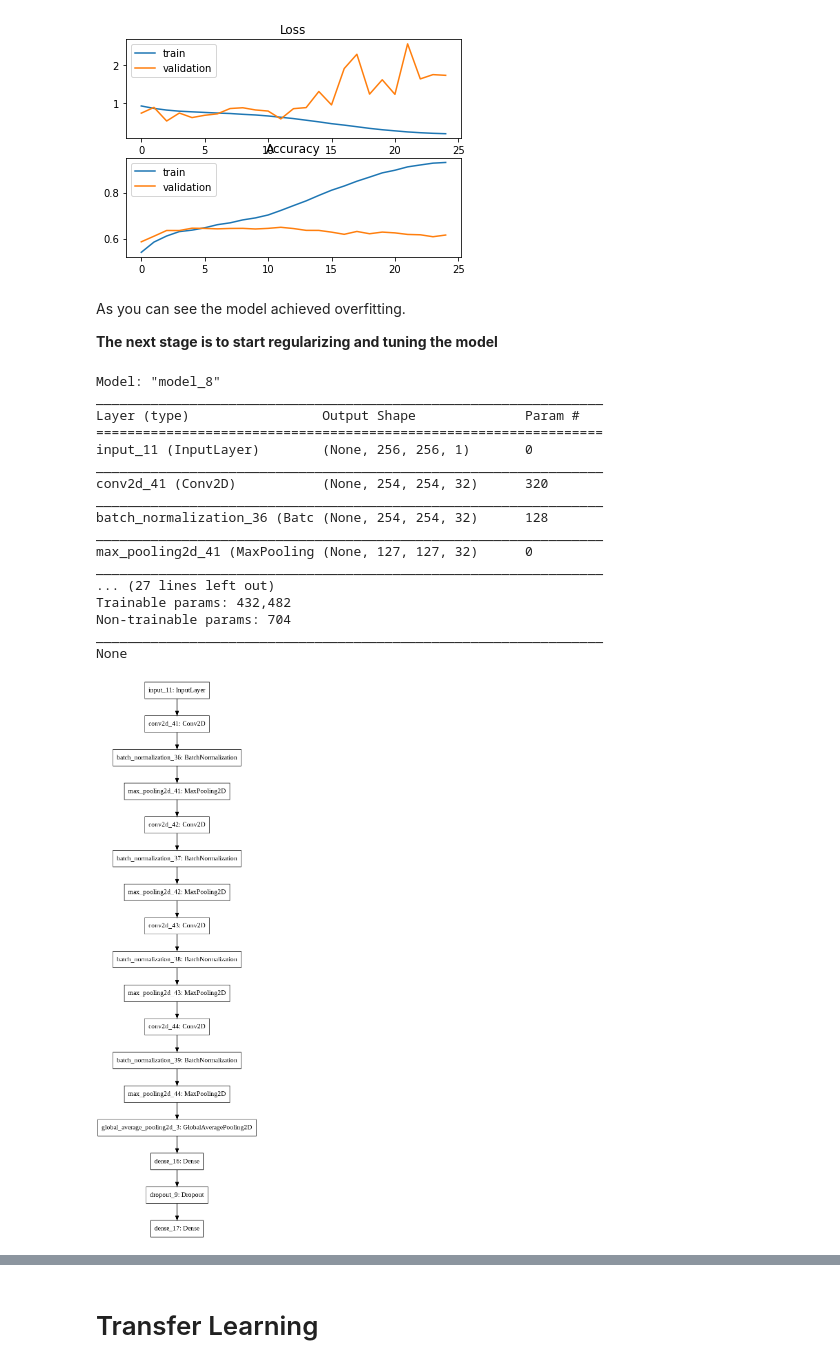
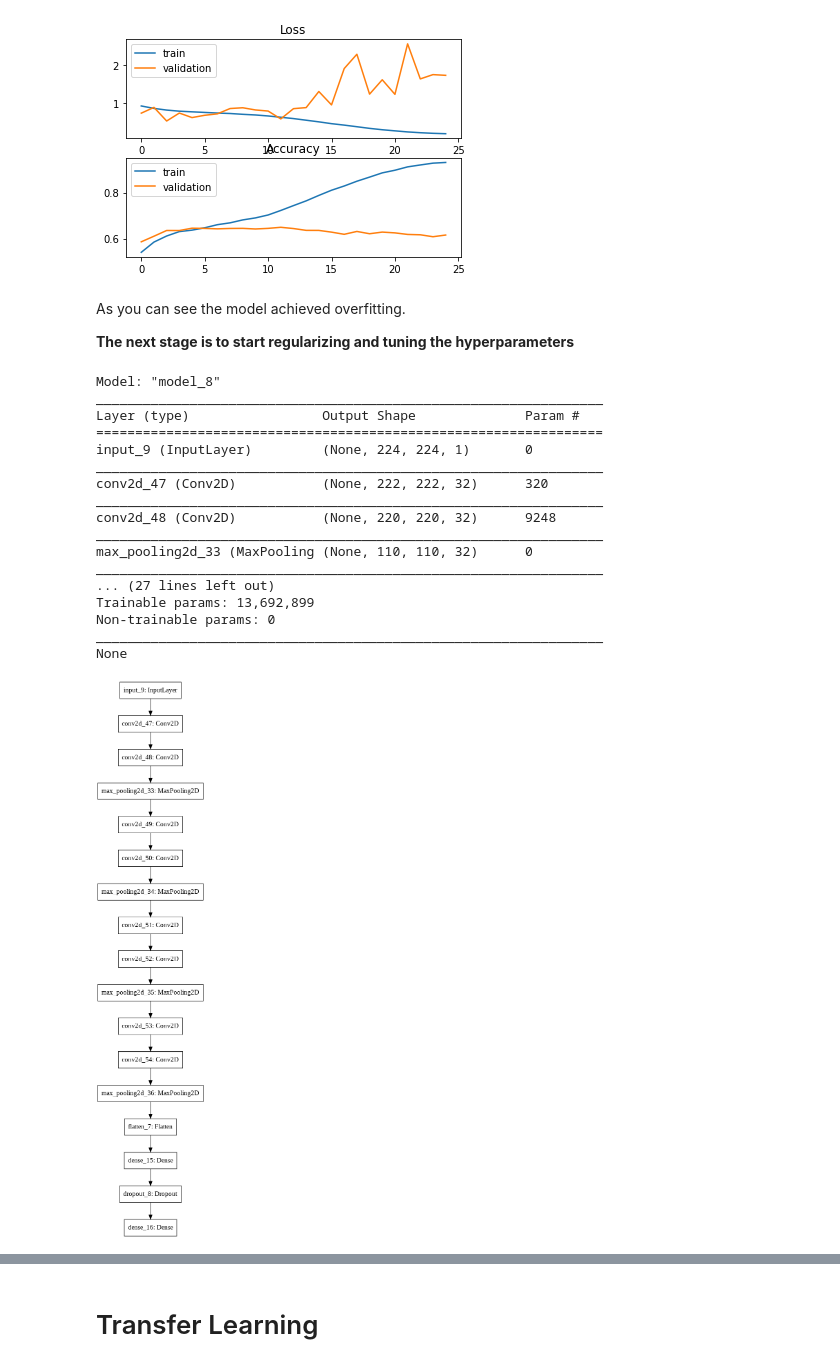
Before and after one commit to omarsayed7/RSNA-Pneumonia-Detection, a Jupyter notebook: RSNA_Pneumonia_Detection.ipynb, the cells around one changed output, grey strips where cells are left out. Saved outputs shown, nothing was run; the diff lists cells and outputs as text; code cells hidden in the pictures.

```diff
--- a/RSNA_Pneumonia_Detection.ipynb
+++ b/RSNA_Pneumonia_Detection.ipynb
@@ -719,54 +720,53 @@ plt.show()
 # %% [markdown]
 As you can see the model achieved overfitting.
 
-**The next stage is to start regularizing and tuning the model**
+**The next stage is to start regularizing and tuning the hyperparameters**
 # %%
-input_img = Input(shape=(256,256,1))
+input_img = Input(shape=(224,224,1))
 conv1 = Convolution2D(32, kernel_size=3, activation='relu')(input_img)
-bn1 = BatchNormalization()(conv1)
-pool1 = MaxPooling2D(pool_size=(2, 2))(bn1)
+conv1_1 = Convolution2D(32, kernel_size=3, activation='relu')(conv1)
+pool1 = MaxPooling2D(pool_size=(2, 2))(conv1_1)
 
 conv2 = Convolution2D(64, kernel_size=3, activation='relu')(pool1)
-bn2 = BatchNormalization()(conv2)
-pool2 = MaxPooling2D(pool_size=(2, 2))(bn2)
+conv2_2 = Convolution2D(64, kernel_size=3, activation='relu')(conv2)
+pool2 = MaxPooling2D(pool_size=(2, 2))(conv2_2)
 
-conv3 = Convolution2D(128, kernel_size=2, activation='relu')(pool2)
-bn3 = BatchNormalization()(conv3)
-pool3 = MaxPooling2D(pool_size=(2, 2))(bn3)
+conv3 = Convolution2D(128, kernel_size=3, activation='relu')(pool2)
+conv3_3 = Convolution2D(128, kernel_size=3, activation='relu')(conv3)
+pool3 = MaxPooling2D(pool_size=(2, 2))(conv3_3)
 
-conv4 = Convolution2D(128, kernel_size=2, activation='relu')(pool3)
-bn4 = BatchNormalization()(conv4)
-pool4 = MaxPooling2D(pool_size=(2, 2))(bn4)
+conv4 = Convolution2D(128, kernel_size=3, activation='relu')(pool3)
+conv4_4 = Convolution2D(128, kernel_size=3, activation='relu')(conv4)
+pool4 = MaxPooling2D(pool_size=(2, 2))(conv4_4)
 
-pool_GAP = GlobalAveragePooling2D()(pool4)
-#flat = Flatten()(pool_GAP)
+flat = Flatten()(pool4)
 
-hidden1 = Dense(2400, activation='relu')(pool_GAP)
+hidden1 = Dense(1024, activation='relu')(flat)
 drop1 = Dropout(0.5)(hidden1)
 
-output =  Dense(2, activation='softmax')(drop1)
+output =  Dense(3, activation='softmax')(drop1)
 
 model2 = Model(inputs=input_img, outputs=output)
 # summarize layers
 print(model2.summary())
 # plot graph
 plot_model(model2, to_file='convolutional_neural_network.png')
 # %% [output]
 Model: "model_8"
 _________________________________________________________________
 Layer (type)                 Output Shape              Param #
 =================================================================
-input_11 (InputLayer)        (None, 256, 256, 1)       0
+input_9 (InputLayer)         (None, 224, 224, 1)       0
 _________________________________________________________________
-conv2d_41 (Conv2D)           (None, 254, 254, 32)      320
+conv2d_47 (Conv2D)           (None, 222, 222, 32)      320
 _________________________________________________________________
-batch_normalization_36 (Batc (None, 254, 254, 32)      128
+conv2d_48 (Conv2D)           (None, 220, 220, 32)      9248
 _________________________________________________________________
-max_pooling2d_41 (MaxPooling (None, 127, 127, 32)      0
+max_pooling2d_33 (MaxPooling (None, 110, 110, 32)      0
 _________________________________________________________________
 ... (27 lines left out)
-Trainable params: 432,482
-Non-trainable params: 704
+Trainable params: 13,692,899
+Non-trainable params: 0
 _________________________________________________________________
 None
-[figure, old version]
+[figure, new version]
```
Also changed, not shown: parts of 11 cells of this notebook.
